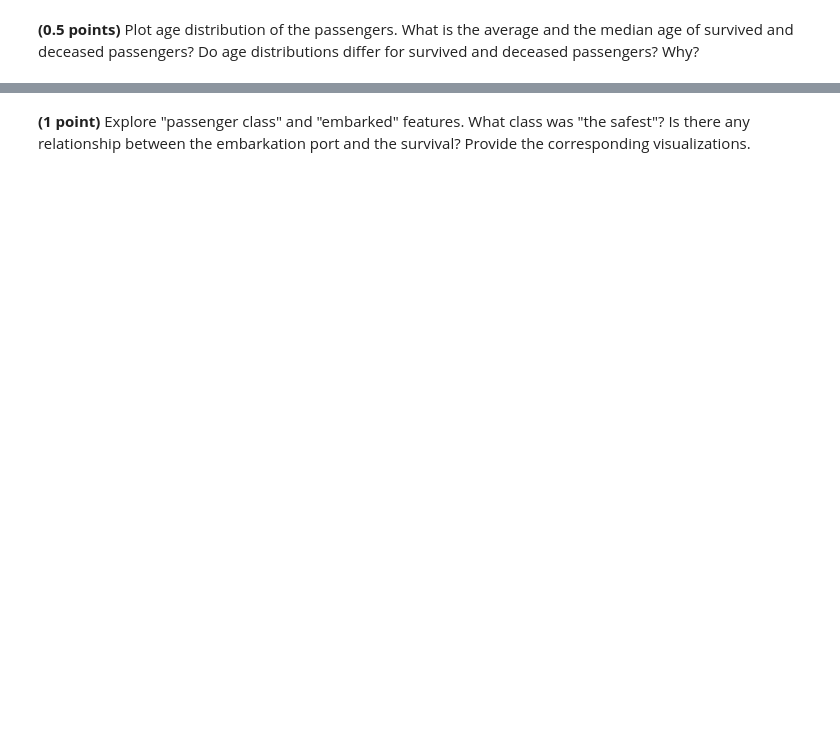
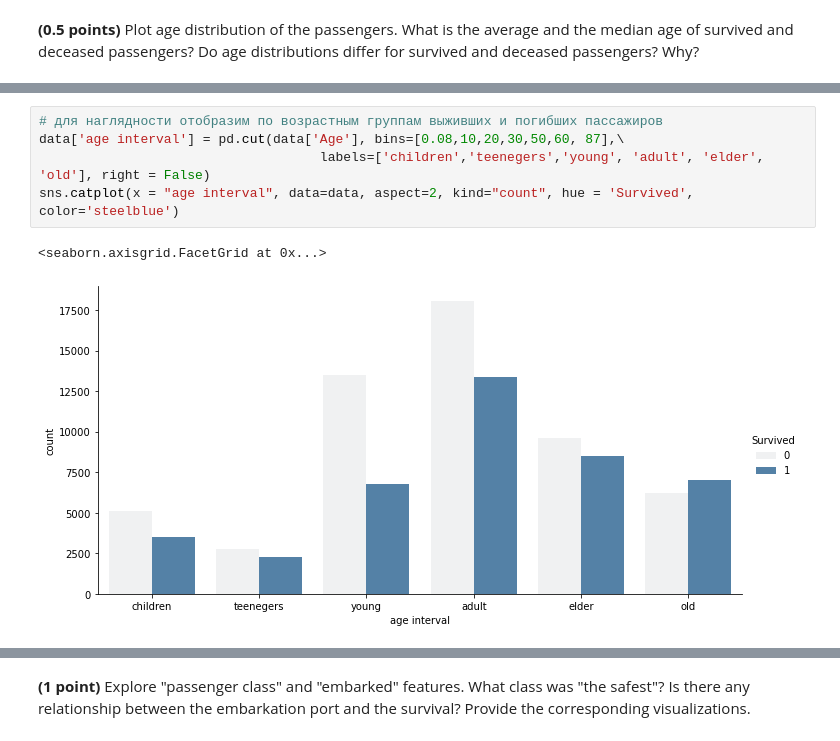
Before and after one commit to TatyanaMardvilko/5_classification_linear_knn, a Jupyter notebook: hw_classification.ipynb, the cells around one changed output, grey strips where cells are left out. Saved outputs shown, nothing was run; the diff lists cells and outputs as text; blank space fills up the shorter version.

```diff
--- a/hw_classification.ipynb
+++ b/hw_classification.ipynb
@@ -604,0 +591,8 @@ data.head()
+# %%
+# для наглядности отобразим по возрастным группам выживших и погибших пассажиров
+data['age interval'] = pd.cut(data['Age'], bins=[0.08,10,20,30,50,60, 87],\
+                                    labels=['children','teenegers','young', 'adult', 'elder', 'old'], right = False)
+sns.catplot(x = "age interval", data=data, aspect=2, kind="count", hue = 'Survived', color='steelblue')
+# %% [output]
+<seaborn.axisgrid.FacetGrid at 0x...>
+[figure, added]
```
Also changed, not shown: parts of 50 cells of this notebook.
